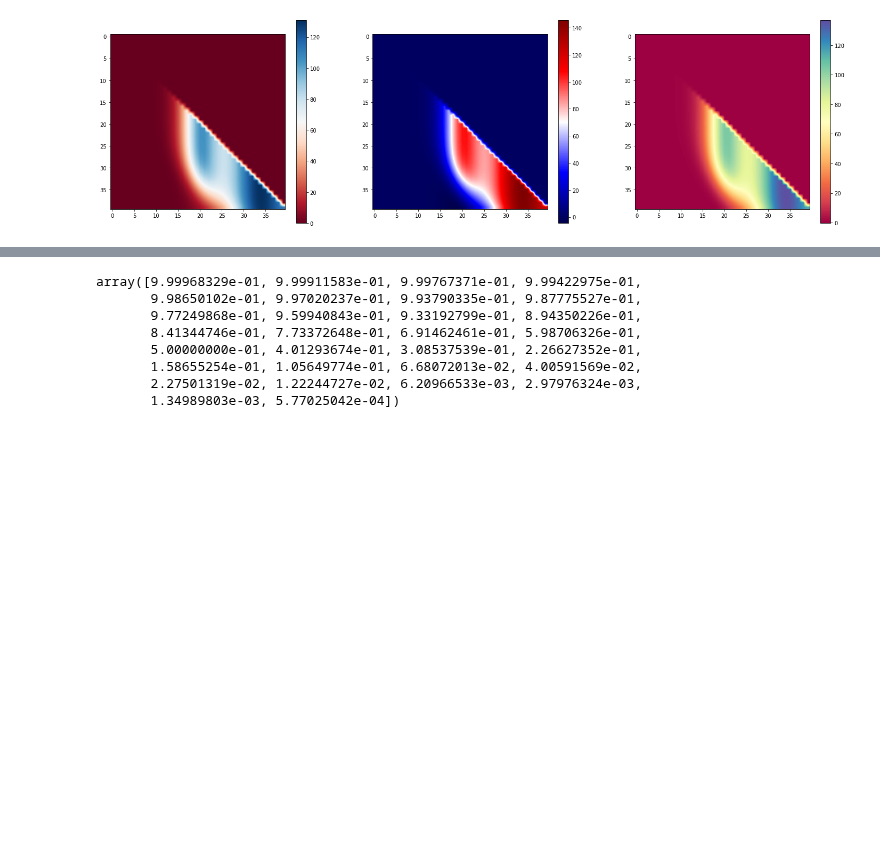
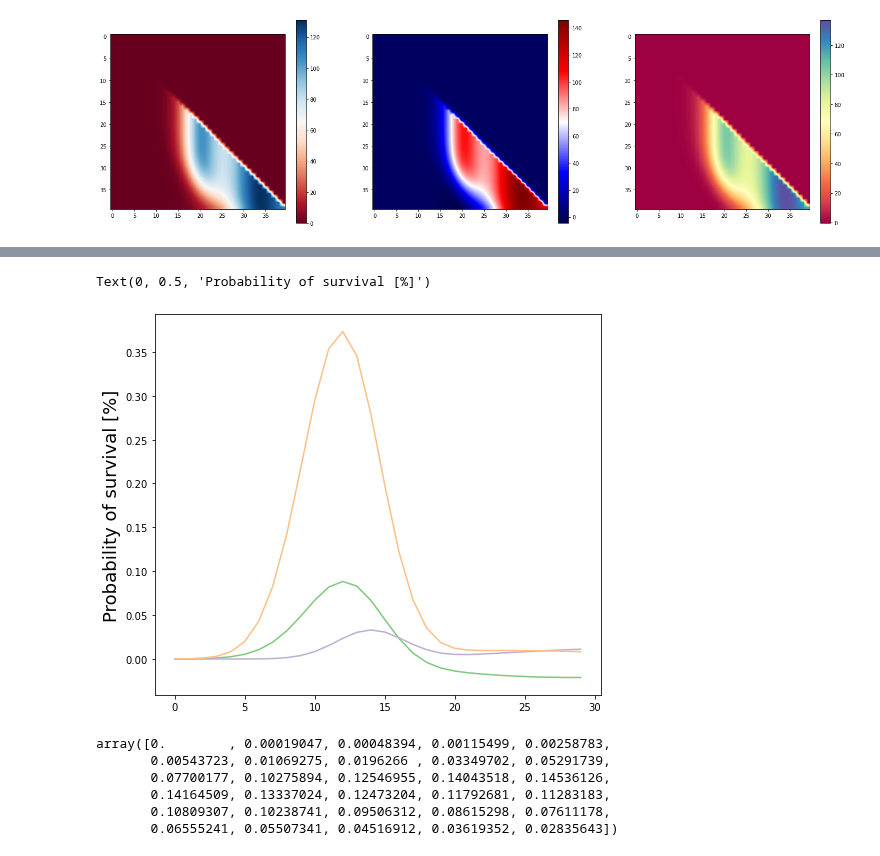
Before and after one commit to fernaag/product_component_model, a Jupyter notebook: case_study.ipynb, the cells around one changed output, grey strips where cells are left out. Saved outputs shown, nothing was run; the diff lists cells and outputs as text; code cells hidden in the pictures; blank space fills up the shorter version.

```diff
--- a/case_study.ipynb
+++ b/case_study.ipynb
@@ -689,11 +662,24 @@ TypeError: 'AxesSubplot' object does not support item assignment
+# %%
+fig, ax = plt.subplots(1, 1, figsize=(8,7))
+lt_colors = cycler(color=sns.color_palette('Accent', 20)) #'Set2', 'Paired', 'YlGnBu'
+ax.set_prop_cycle(lt_colors)
+
+ax.plot(time[:30]-2011,
+        Model1.oc_due_to_pr[:30,0], label='product')
+ax.plot(time[:30]-2011,
+        Model1.oc_both[:30,0], label='both')
+ax.plot(time[:30]-2011,
+        Model1.oc_due_to_cm[:30,0], label='component')
+ax.set_ylabel('Probability of survival [%]',fontsize =18)
+# %% [output]
+Text(0, 0.5, 'Probability of survival [%]')
+[figure, added]
 # %%
-Model3.sf_cm[:30,0]
+Model3.oc_due_to_pr[:30,0]
 # %% [output]
-array([9.99968329e-01, 9.99911583e-01, 9.99767371e-01, 9.99422975e-01,
-       9.98650102e-01, 9.97020237e-01, 9.93790335e-01, 9.87775527e-01,
-       9.77249868e-01, 9.59940843e-01, 9.33192799e-01, 8.94350226e-01,
-       8.41344746e-01, 7.73372648e-01, 6.91462461e-01, 5.98706326e-01,
-       5.00000000e-01, 4.01293674e-01, 3.08537539e-01, 2.26627352e-01,
-       1.58655254e-01, 1.05649774e-01, 6.68072013e-02, 4.00591569e-02,
-       2.27501319e-02, 1.22244727e-02, 6.20966533e-03, 2.97976324e-03,
-       1.34989803e-03, 5.77025042e-04])
+array([0.        , 0.00019047, 0.00048394, 0.00115499, 0.00258783,
+       0.00543723, 0.01069275, 0.0196266 , 0.03349702, 0.05291739,
+       0.07700177, 0.10275894, 0.12546955, 0.14043518, 0.14536126,
+       0.14164509, 0.13337024, 0.12473204, 0.11792681, 0.11283183,
+       0.10809307, 0.10238741, 0.09506312, 0.08615298, 0.07611178,
+       0.06555241, 0.05507341, 0.04516912, 0.03619352, 0.02835643])
```
Also changed, not shown: parts of 9 cells of this notebook, 1 other file.
